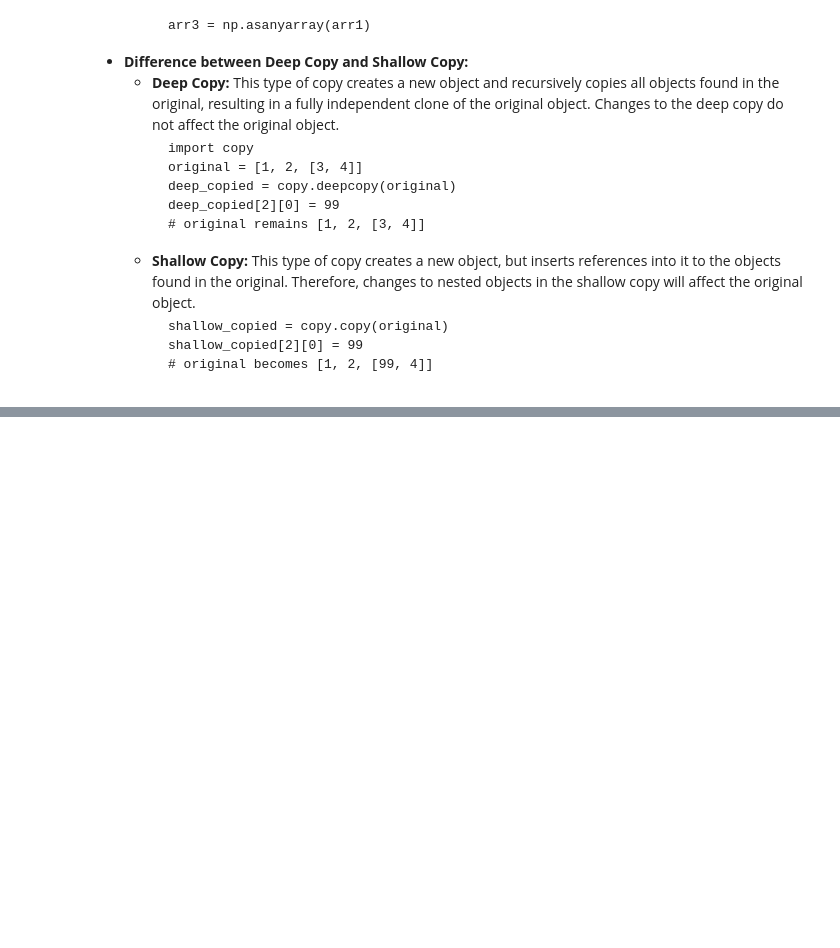
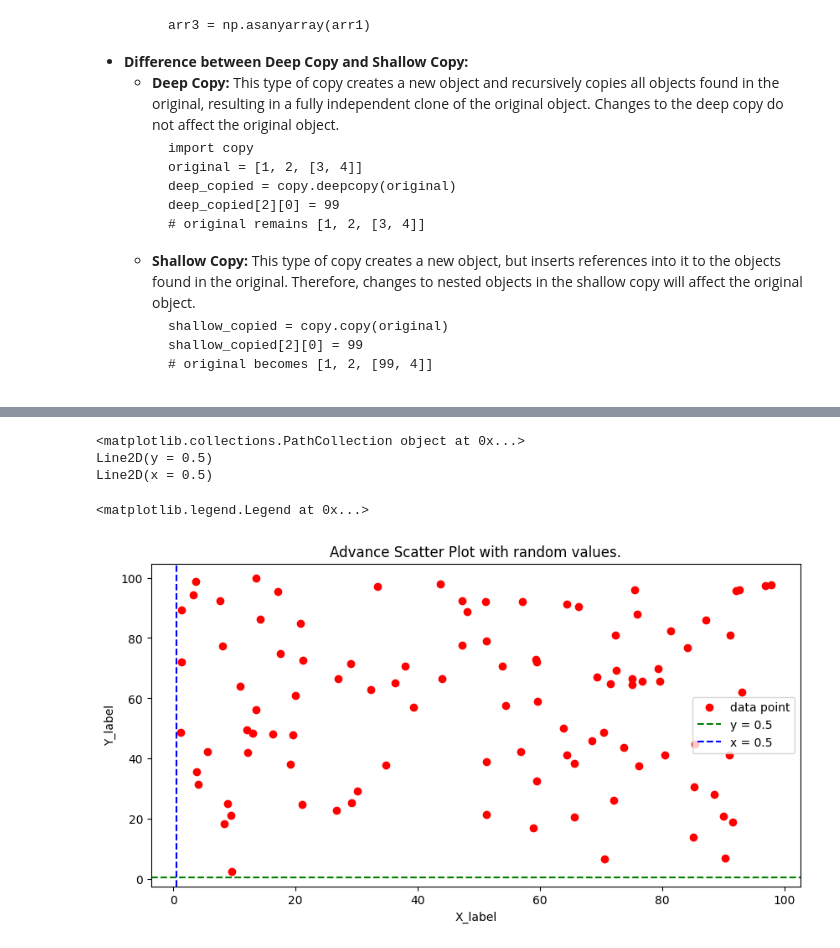
Before and after one commit to AjayKumar095/Data-Science-Masters, a Jupyter notebook: live_assignment_Data Toolkit .ipynb, the cells around one changed output, grey strips where cells are left out. Drawn from its saved outputs; the diff is of its cells as text; code cells hidden in the pictures; blank space fills up the shorter version.

```diff
--- a/live_assignment_Data Toolkit .ipynb
+++ b/live_assignment_Data Toolkit .ipynb
@@ -119,0 +359,31 @@ print(f'Even value array:\n{Even_value_arr} \nOdd value array:\n{Odd_value_arr}'
+# %%
+"""Q13.  Create two NumPy arrays, x and y, each containing 100 random float values between 0 and 1. Perform the
+following tasks using Matplotlib and NumPy?"""
+
+import matplotlib.pyplot as plt
+import numpy as np
+
+## creating a numpy array of x and y, each containg 100 random values float between 0 to 1.
+
+x=np.random.uniform(1, 100, size=100)
+y=np.random.uniform(1, 100, size=100)
+
+## Create a scatter plot using x and y, setting the color of the points to red and the marker style to 'o'
+
+fig=plt.figure(figsize=(10,5))
+print(plt.scatter(x=x, y=y, marker='o', color='r', label='data point'))
+
+
+
+print(plt.axhline(y=0.5, color='g', linestyle='--', label='y = 0.5'))
+print(plt.axvline(x=0.5, color='b', linestyle='--', label='x = 0.5'))
+plt.xlabel('X_label')
+plt.ylabel('Y_label')
+plt.title('Advance Scatter Plot with random values.')
+plt.legend()
+# %% [output]
+<matplotlib.collections.PathCollection object at 0x...>
+Line2D(y = 0.5)
+Line2D(x = 0.5)
+<matplotlib.legend.Legend at 0x...>
+[figure, added]
```
Also changed, not shown: parts of 17 cells of this notebook.
